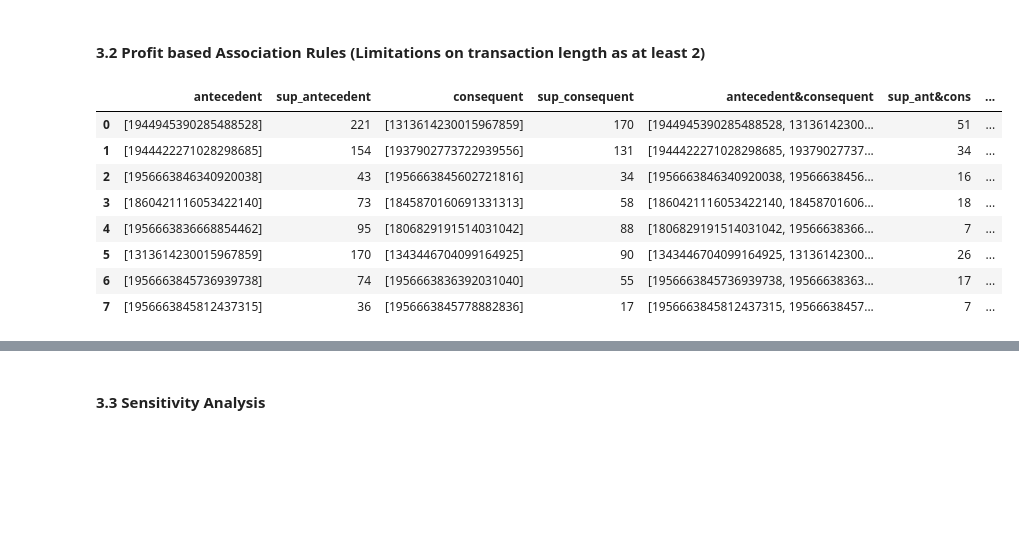
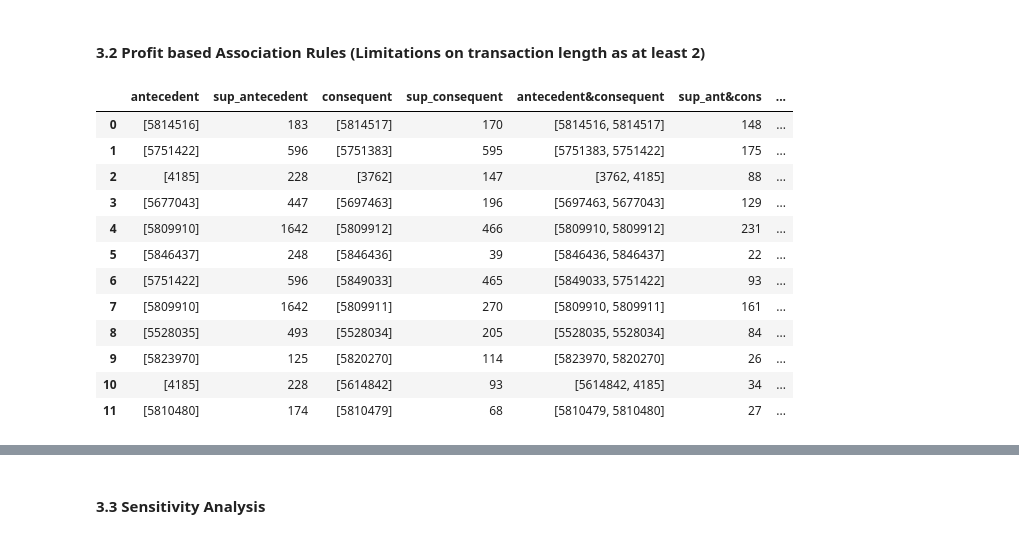
Before and after one commit to dawei7/Detecting-patterns-in-purchase-history-using-association-rule-learning-methods, a Jupyter notebook: Analaysis_Kaggle_Comsetics_Dataset.ipynb, the cells around one changed output, grey strips where cells are left out. Cells and saved outputs as stored; diff of their text form; code cells hidden in the pictures; blank space fills up the shorter version.

```diff
--- a/Analaysis_Kaggle_Comsetics_Dataset.ipynb
+++ b/Analaysis_Kaggle_Comsetics_Dataset.ipynb
@@ -265,9 +265,11 @@ rules_labeled
 # %%
 import modified_fp_growth_algorithm.modified_fp_growth_latest as mod_fp_growth
 
+data = data[data["product_id"].apply(len)<5]
+
 rules = mod_fp_growth.fpgrowthFromDataFrame(\
     data,
-    minSupRatio=0.005,
+    minSupRatio=0.001,
     maxSupRatio=1,
     minConf=0,
     item_col=1,
@@ -315,9 +329,12 @@ import modified_fp_growth_algorithm.modified_fp_growth_latest as mod_fp_growth
 
 #For better trackingI take price instead of profit as profit, because tracking ius easier and at moment I anyway just multiply by 0.1 for profit
 # We see how "super efficient it is, only 6.8 seconds for 13k rules inclduing writing to Excel"
+
+data = data[data["product_id"].apply(len)<5]
+
 rules = mod_fp_growth.fpgrowthFromDataFrame(\
     data,
-    minSupRatio=0.002,
+    minSupRatio=0.005,
     maxSupRatio=1,
     minConf=0,
     item_col=1,
@@ -380,33 +390,40 @@ rules_labeled
 # %%
 import modified_fp_growth_algorithm.modified_fp_growth_latest as mod_fp_growth
 
 #For better trackingI take price instead of profit as profit, because tracking ius easier and at moment I anyway just multiply by 0.1 for profit
 # We see how "super efficient it is, only 6.8 seconds for 13k rules inclduing writing to Excel"
+
+data = data[data["product_id"].apply(len)<5]
+
 rules = mod_fp_growth.fpgrowthFromDataFrame(\
     data,
-    minSupRatio=0.0009,
+    minSupRatio=0.0007,
     maxSupRatio=1,
     minTransactionLength=2,
     maxTransactionLength=10,
     minConf=0,
     item_col=1,
     profit_col=3,
     max_profit = max_profit,
     profit_sensitivity = lambda x : 1 * x
     )
 
 rules.to_excel("fp_groth_out.xlsx",index=False)
 rules
 # %% [output]
 |  | antecedent | sup_antecedent | consequent | sup_consequent | antecedent&consequent | sup_ant&cons | ... |
-| 0 | [1944945390285488528] | 221 | [1313614230015967859] | 170 | [1944945390285488528, 13136142300... | 51 | ... |
-| 1 | [1944422271028298685] | 154 | [1937902773722939556] | 131 | [1944422271028298685, 19379027737... | 34 | ... |
-| 2 | [1956663846340920038] | 43 | [1956663845602721816] | 34 | [1956663846340920038, 19566638456... | 16 | ... |
-| 3 | [1860421116053422140] | 73 | [1845870160691331313] | 58 | [1860421116053422140, 18458701606... | 18 | ... |
-| 4 | [1956663836668854462] | 95 | [1806829191514031042] | 88 | [1806829191514031042, 19566638366... | 7 | ... |
-| 5 | [1313614230015967859] | 170 | [1343446704099164925] | 90 | [1343446704099164925, 13136142300... | 26 | ... |
-| 6 | [1956663845736939738] | 74 | [1956663836392031040] | 55 | [1956663845736939738, 19566638363... | 17 | ... |
-| 7 | [1956663845812437315] | 36 | [1956663845778882836] | 17 | [1956663845812437315, 19566638457... | 7 | ... |
+| 0 | [5814516] | 183 | [5814517] | 170 | [5814516, 5814517] | 148 | ... |
+| 1 | [5751422] | 596 | [5751383] | 595 | [5751383, 5751422] | 175 | ... |
+| 2 | [4185] | 228 | [3762] | 147 | [3762, 4185] | 88 | ... |
+| 3 | [5677043] | 447 | [5697463] | 196 | [5697463, 5677043] | 129 | ... |
+| 4 | [5809910] | 1642 | [5809912] | 466 | [5809910, 5809912] | 231 | ... |
+| 5 | [5846437] | 248 | [5846436] | 39 | [5846436, 5846437] | 22 | ... |
+| 6 | [5751422] | 596 | [5849033] | 465 | [5849033, 5751422] | 93 | ... |
+| 7 | [5809910] | 1642 | [5809911] | 270 | [5809910, 5809911] | 161 | ... |
+| 8 | [5528035] | 493 | [5528034] | 205 | [5528035, 5528034] | 84 | ... |
+| 9 | [5823970] | 125 | [5820270] | 114 | [5823970, 5820270] | 26 | ... |
+| 10 | [4185] | 228 | [5614842] | 93 | [5614842, 4185] | 34 | ... |
+| 11 | [5810480] | 174 | [5810479] | 68 | [5810479, 5810480] | 27 | ... |
 # %%
 # A minSupRatio of 0.007 means, in case of profitability, that it represents 0.007 of total revenues rspectively profit. We made the profit fo each product equal.
 # Let's oberserve what kind of items we have found.
```
Also changed, not shown: parts of 5 cells of this notebook, 5 other files.
